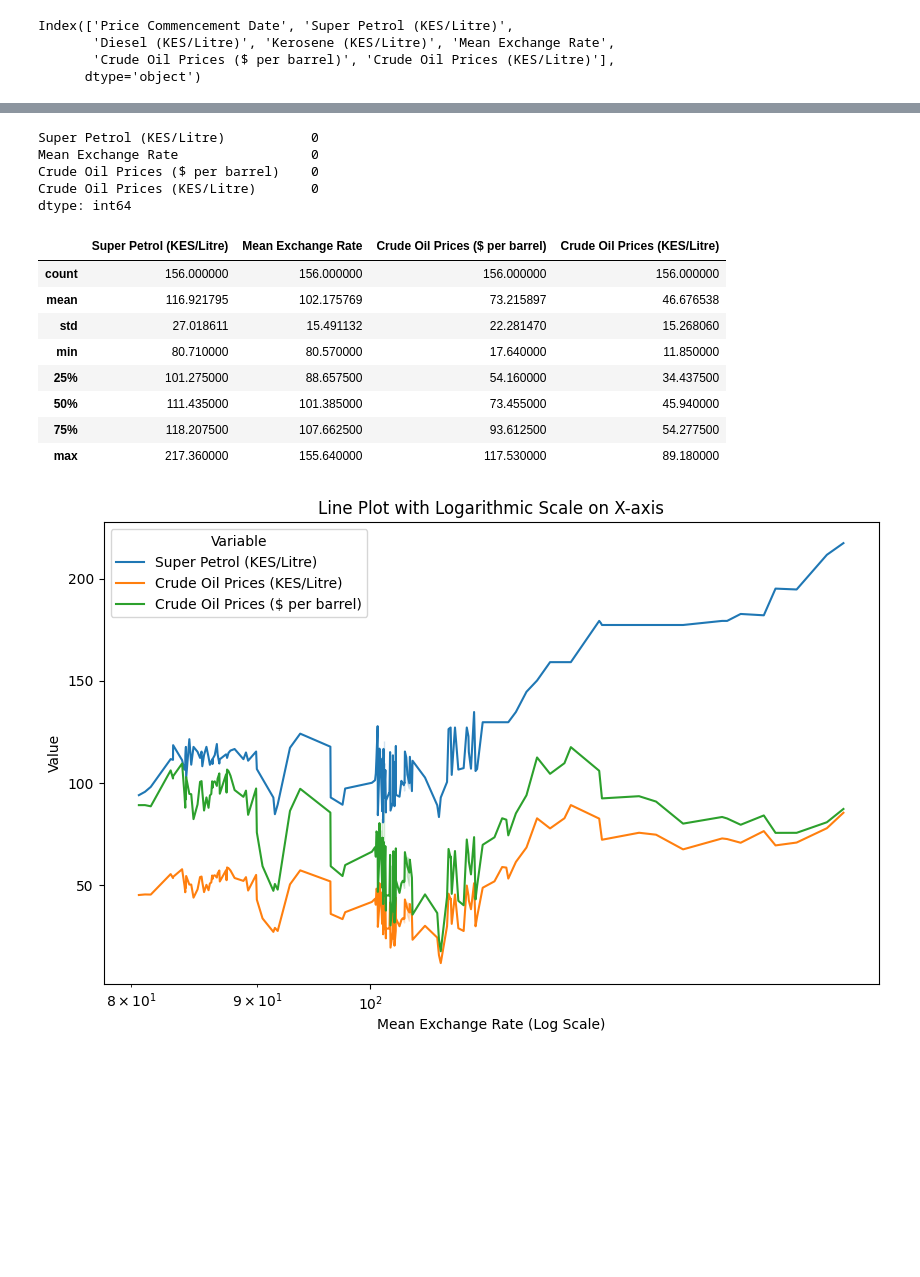
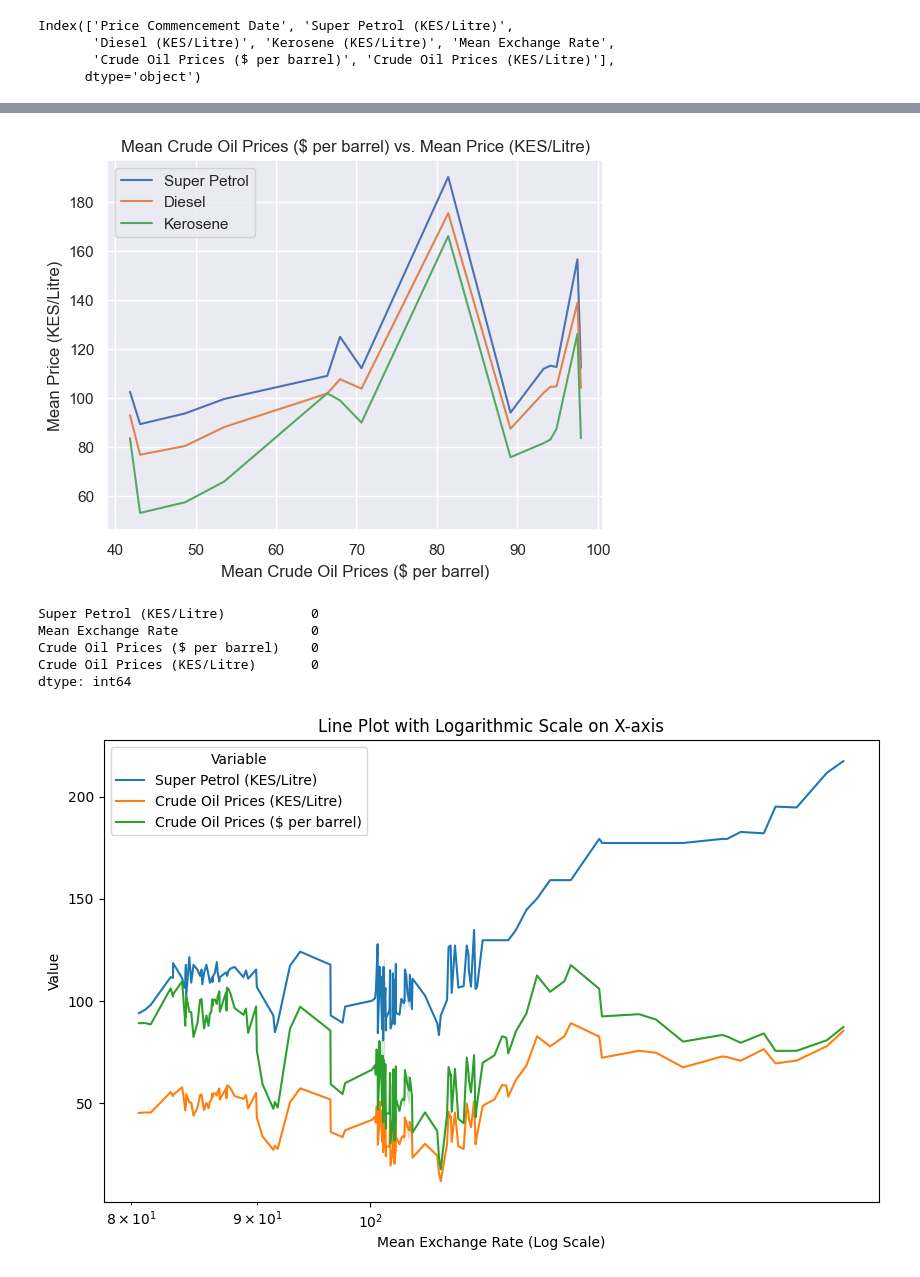
Before and after one commit to patel-mark/Fuel-prices-predictor-using-Machine-Learning, a Jupyter notebook: Fuel prices predictor using Machine Learning.ipynb, the cells around one changed output, grey strips where cells are left out. Drawn from its saved outputs; the diff is of its cells as text; code cells hidden in the pictures; blank space fills up the shorter version.

```diff
--- a/Fuel prices predictor using Machine Learning.ipynb
+++ b/Fuel prices predictor using Machine Learning.ipynb
@@ -93,3 +147,17 @@ Index(['Price Commencement Date', 'Super Petrol (KES/Litre)',
+# %%
+fig, ax = plt.subplots()
+sns.lineplot(data=grouped_df, x='Crude Oil Prices ($ per barrel)', y='Super Petrol (KES/Litre)', label='Super Petrol', ax=ax)
+sns.lineplot(data=grouped_df, x='Crude Oil Prices ($ per barrel)', y='Diesel (KES/Litre)', label='Diesel', ax=ax)
+sns.lineplot(data=grouped_df, x='Crude Oil Prices ($ per barrel)', y='Kerosene (KES/Litre)', label='Kerosene', ax=ax)
+
+ax.set_xlabel('Mean Crude Oil Prices ($ per barrel)')
+ax.set_ylabel('Mean Price (KES/Litre)')
+ax.set_title('Mean Crude Oil Prices ($ per barrel) vs. Mean Price (KES/Litre)')
+
+plt.legend()
+plt.show()
+# %% [output]
+[figure, added]
 # %%
 #droping unnecessary columns
 df.drop(columns=["Price Commencement Date","Diesel (KES/Litre)", "Kerosene (KES/Litre)"], inplace=True)
@@ -102,18 +170,6 @@ Mean Exchange Rate                 0
 Crude Oil Prices ($ per barrel)    0
 Crude Oil Prices (KES/Litre)       0
 dtype: int64
-# %%
-df.describe()
-# %% [output]
-|  | Super Petrol (KES/Litre) | Mean Exchange Rate | Crude Oil Prices ($ per barrel) | Crude Oil Prices (KES/Litre) |
-| count | 156.000000 | 156.000000 | 156.000000 | 156.000000 |
-| mean | 116.921795 | 102.175769 | 73.215897 | 46.676538 |
-| std | 27.018611 | 15.491132 | 22.281470 | 15.268060 |
-| min | 80.710000 | 80.570000 | 17.640000 | 11.850000 |
-| 25% | 101.275000 | 88.657500 | 54.160000 | 34.437500 |
-| 50% | 111.435000 | 101.385000 | 73.455000 | 45.940000 |
-| 75% | 118.207500 | 107.662500 | 93.612500 | 54.277500 |
-| max | 217.360000 | 155.640000 | 117.530000 | 89.180000 |
 # %%
 import seaborn as sns
 import matplotlib.pyplot as plt
```
Also changed, not shown: parts of 7 cells of this notebook, 1 other file.
